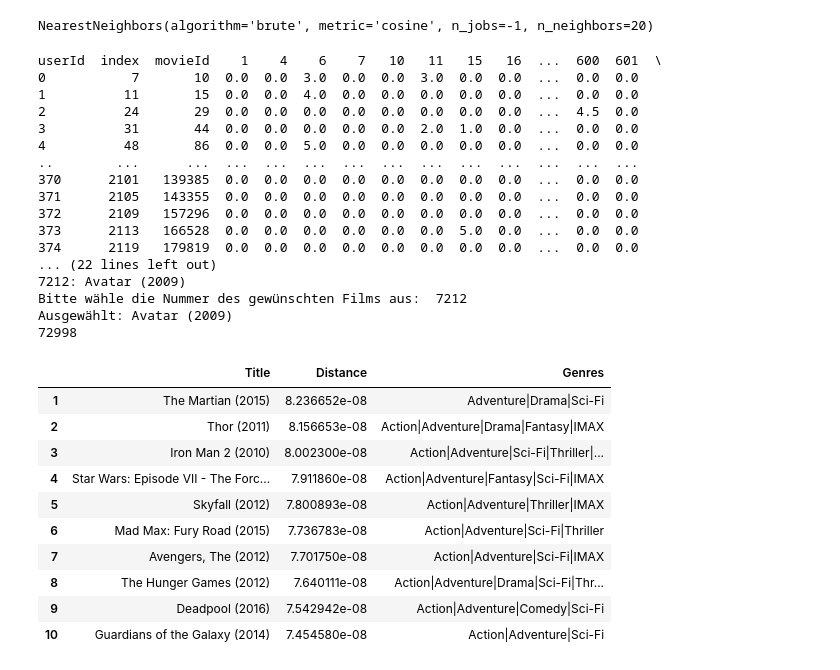
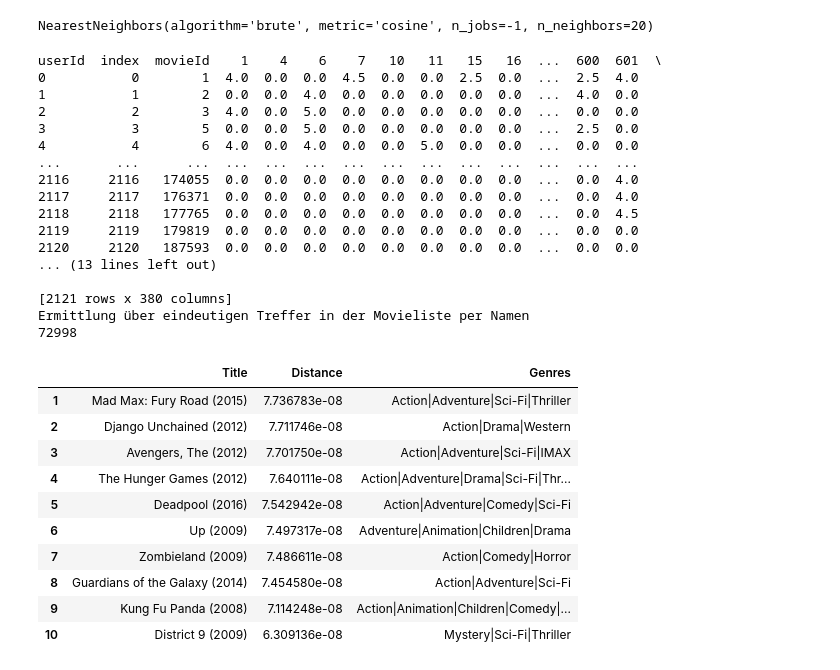
Before and after one commit to marcushsv/Movie-Recommender-Asaai, a Jupyter notebook: Movie Recommendation System_Marcus_Marco_merged.ipynb, the cells around one changed output. Drawn from its saved outputs; the diff is of its cells as text; code cells hidden in the pictures.

```diff
--- a/Movie Recommendation System_Marcus_Marco_merged.ipynb
+++ b/Movie Recommendation System_Marcus_Marco_merged.ipynb
@@ -246,7 +296,7 @@ def get_recommendation_genre(movie_name, genre = "", non_genre=""):
             case 0:
                 return "Kein passender Film gefunden. Bitte überprüfe die Eingabe."
             case 1:
-                return resultChecker(movie_list)
+                return resultChecker(movie_list, filtered_csr_data, filtered_final_dataset, filtered_movies, final_knn)
             case _:
                 movie_list = userChoice(movie_list)
 
@@ -299,33 +349,33 @@ def userChoice(movie_list):
             except ValueError:
                 print("Bitte gib eine gültige Nummer ein.")
 # %%
-get_recommendation_genre("Avater","Adventure","Children")
+get_recommendation_genre("Avatar")
 # %% [output]
 userId  index  movieId    1    4    6    7   10   11   15   16  ...  600  601  \
-0           7       10  0.0  0.0  3.0  0.0  0.0  3.0  0.0  0.0  ...  0.0  0.0
-1          11       15  0.0  0.0  4.0  0.0  0.0  0.0  0.0  0.0  ...  0.0  0.0
-2          24       29  0.0  0.0  0.0  0.0  0.0  0.0  0.0  0.0  ...  4.5  0.0
-3          31       44  0.0  0.0  0.0  0.0  0.0  2.0  1.0  0.0  ...  0.0  0.0
-4          48       86  0.0  0.0  5.0  0.0  0.0  0.0  0.0  0.0  ...  0.0  0.0
-..        ...      ...  ...  ...  ...  ...  ...  ...  ...  ...  ...  ...  ...
-370      2101   139385  0.0  0.0  0.0  0.0  0.0  0.0  0.0  0.0  ...  0.0  0.0
-371      2105   143355  0.0  0.0  0.0  0.0  0.0  0.0  0.0  0.0  ...  0.0  0.0
-372      2109   157296  0.0  0.0  0.0  0.0  0.0  0.0  0.0  0.0  ...  0.0  0.0
-373      2113   166528  0.0  0.0  0.0  0.0  0.0  0.0  5.0  0.0  ...  0.0  0.0
-374      2119   179819  0.0  0.0  0.0  0.0  0.0  0.0  0.0  0.0  ...  0.0  0.0
-... (22 lines left out)
-7212: Avatar (2009)
-Bitte wähle die Nummer des gewünschten Films aus:  7212
-Ausgewählt: Avatar (2009)
+0           0        1  4.0  0.0  0.0  4.5  0.0  0.0  2.5  0.0  ...  2.5  4.0
+1           1        2  0.0  0.0  4.0  0.0  0.0  0.0  0.0  0.0  ...  4.0  0.0
+2           2        3  4.0  0.0  5.0  0.0  0.0  0.0  0.0  0.0  ...  0.0  0.0
+3           3        5  0.0  0.0  5.0  0.0  0.0  0.0  0.0  0.0  ...  2.5  0.0
+4           4        6  4.0  0.0  4.0  0.0  0.0  5.0  0.0  0.0  ...  0.0  0.0
+...       ...      ...  ...  ...  ...  ...  ...  ...  ...  ...  ...  ...  ...
+2116     2116   174055  0.0  0.0  0.0  0.0  0.0  0.0  0.0  0.0  ...  0.0  4.0
+2117     2117   176371  0.0  0.0  0.0  0.0  0.0  0.0  0.0  0.0  ...  0.0  4.0
+2118     2118   177765  0.0  0.0  0.0  0.0  0.0  0.0  0.0  0.0  ...  0.0  4.5
+2119     2119   179819  0.0  0.0  0.0  0.0  0.0  0.0  0.0  0.0  ...  0.0  0.0
+2120     2120   187593  0.0  0.0  0.0  0.0  0.0  0.0  0.0  0.0  ...  0.0  0.0
+... (13 lines left out)
+
+[2121 rows x 380 columns]
+Ermittlung über eindeutigen Treffer in der Movieliste per Namen
 72998
 |  | Title | Distance | Genres |
-| 1 | The Martian (2015) | 8.236652e-08 | Adventure|Drama|Sci-Fi |
-| 2 | Thor (2011) | 8.156653e-08 | Action|Adventure|Drama|Fantasy|IMAX |
-| 3 | Iron Man 2 (2010) | 8.002300e-08 | Action|Adventure|Sci-Fi|Thriller|... |
-| 4 | Star Wars: Episode VII - The Forc... | 7.911860e-08 | Action|Adventure|Fantasy|Sci-Fi|IMAX |
-| 5 | Skyfall (2012) | 7.800893e-08 | Action|Adventure|Thriller|IMAX |
-| 6 | Mad Max: Fury Road (2015) | 7.736783e-08 | Action|Adventure|Sci-Fi|Thriller |
-| 7 | Avengers, The (2012) | 7.701750e-08 | Action|Adventure|Sci-Fi|IMAX |
-| 8 | The Hunger Games (2012) | 7.640111e-08 | Action|Adventure|Drama|Sci-Fi|Thr... |
-| 9 | Deadpool (2016) | 7.542942e-08 | Action|Adventure|Comedy|Sci-Fi |
-| 10 | Guardians of the Galaxy (2014) | 7.454580e-08 | Action|Adventure|Sci-Fi |
+| 1 | Mad Max: Fury Road (2015) | 7.736783e-08 | Action|Adventure|Sci-Fi|Thriller |
+| 2 | Django Unchained (2012) | 7.711746e-08 | Action|Drama|Western |
+| 3 | Avengers, The (2012) | 7.701750e-08 | Action|Adventure|Sci-Fi|IMAX |
+| 4 | The Hunger Games (2012) | 7.640111e-08 | Action|Adventure|Drama|Sci-Fi|Thr... |
+| 5 | Deadpool (2016) | 7.542942e-08 | Action|Adventure|Comedy|Sci-Fi |
+| 6 | Up (2009) | 7.497317e-08 | Adventure|Animation|Children|Drama |
+| 7 | Zombieland (2009) | 7.486611e-08 | Action|Comedy|Horror |
+| 8 | Guardians of the Galaxy (2014) | 7.454580e-08 | Action|Adventure|Sci-Fi |
+| 9 | Kung Fu Panda (2008) | 7.114248e-08 | Action|Animation|Children|Comedy|... |
+| 10 | District 9 (2009) | 6.309136e-08 | Mystery|Sci-Fi|Thriller |
```
Also changed, not shown: parts of 15 cells of this notebook.
